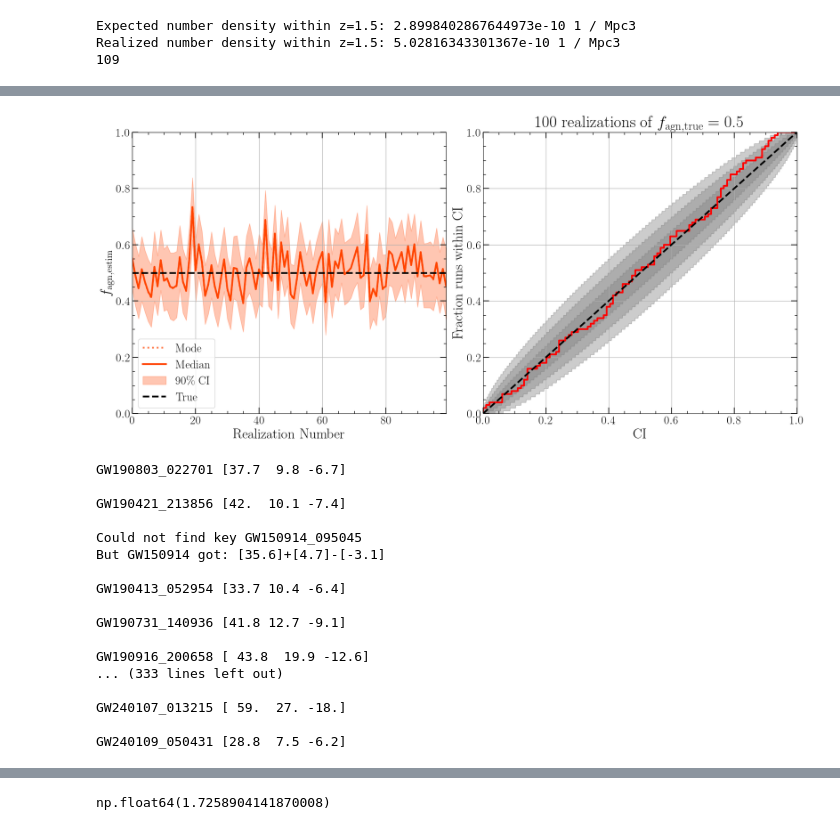
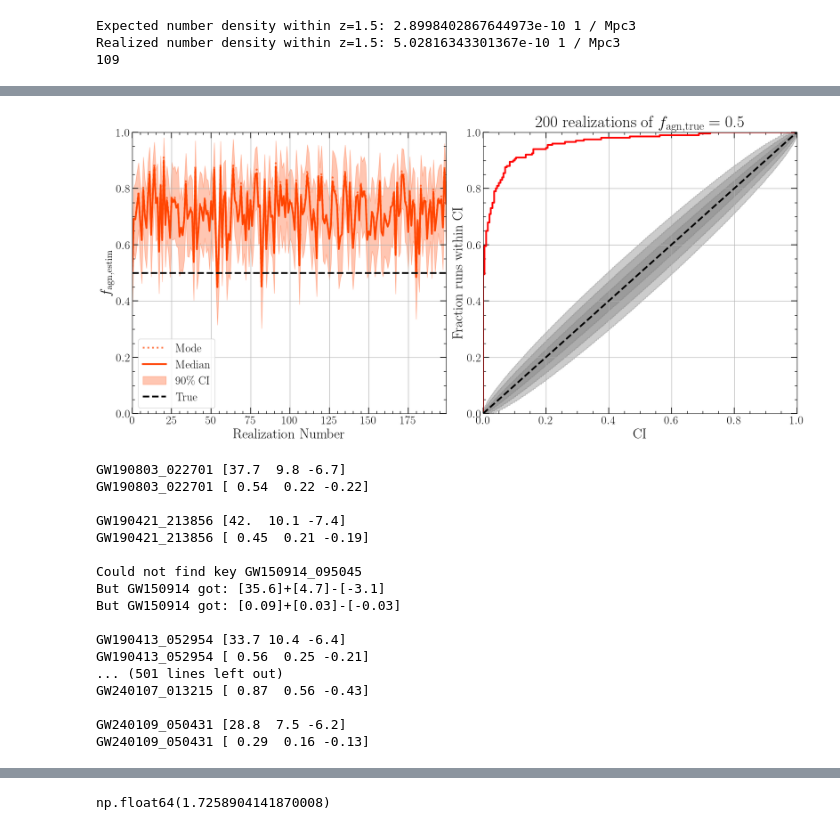
Before and after one commit to LucasPouw/darksirenpop, a Jupyter notebook: p26_posterior_analyzer.ipynb, the cells around one changed output, grey strips where cells are left out. Cells and saved outputs as stored; diff of their text form; code cells hidden in the pictures.

```diff
--- a/p26_posterior_analyzer.ipynb
+++ b/p26_posterior_analyzer.ipynb
@@ -144,5 +126,5 @@ plt.show()
 # %%
-p26_posteriors, posteriors_shape = load_posteriors('/home/lucas/Documents/PhD/darksirenpop/p26_likelihood_posteriors_realdata_False_lumthresh_45.5_perfectz_False_galplanemask_True_addAGN_100_nrealizations_100_batch_100_skymapCL_0.999_agnZerror_0.05.npy')
+p26_posteriors, posteriors_shape = load_posteriors('/home/lucas/Documents/PhD/darksirenpop/p26_likelihood_posteriors_realdata_False_agnZprior_uniform_comoving_volume_lumthresh_45.5_perfectz_False_galplanemask_True_addAGN_10000_nrealizations_200_batch_96_skymapCL_0.999_agnZerror_quaia_gwZmax_4.npy')
 datasets_list = [p26_posteriors]
 # LABELS = [0]
 FAGN_TRUE = 0.5
@@ -181,34 +163,34 @@ ax1.set_ylim(0, 1)
 
 # plt.figure(figsize=(8,8))
 
 Nrep = len(cdf_at_true_val)
 comparisons = np.linspace(0, 1, Nrep)
 pp_plot = np.zeros(Nrep)
 for i in range(len(pp_plot)):
     pp_plot[i] = np.sum(cdf_at_true_val <= comparisons[i])
 pp_plot /= len(cdf_at_true_val)
 
 CI = np.linspace(0, 0.9999, 1000)
 for ci, alpha in zip([0.6827, 0.9545, 0.9973], [0.1,0.15,0.2]):
     edge_of_bound = (1. - ci) / 2.
     lower = binom.ppf(1 - edge_of_bound, Nrep, CI) / Nrep
     upper = binom.ppf(edge_of_bound, Nrep, CI) / Nrep
     lower[0] = 0
     upper[0] = 0
     plt.fill_between(CI, lower, upper, alpha=alpha, color='k')
 
 ax2.plot(np.linspace(0,1,100), np.linspace(0,1,100), linestyle='dashed', color='black', zorder=6, linewidth=3)
 ax2.step(comparisons, pp_plot, linewidth=3, color='red')
 ax2.set_xlim(0, 1)
 ax2.set_ylim(0, 1)
 ax2.grid()
 ax2.set_title(str(Nrep) + ' realizations of ' + r'$f_{\rm agn, true} =$ ' + str(FAGN_TRUE))
 ax2.set_xlabel('CI')
 ax2.set_ylabel('Fraction runs within CI')
 plt.tight_layout()
 plt.show()
 # %% [output]
-[figure, old version]
+[figure, new version]
 # %%
 # Missed NS candidate GW200105_162426 in cleaning data, oops
 
@@ -223,12 +205,18 @@ gw_keys = list(gw_path_dict.keys())
 gwdat = pd.read_csv('/home/lucas/Documents/PhD/gw_data/events.csv')
 # print(gwdat.head())
 
+redshift_dict = {}
+redshift_list = []
 mass_dict = {}
 mass_list = []
 for key in gw_keys:
     primary_mass = gwdat['mass_1_source'][gwdat['name'] == key].to_numpy()
     primary_mass_lower = gwdat['mass_1_source_lower'][gwdat['name'] == key].to_numpy()
     primary_mass_upper = gwdat['mass_1_source_upper'][gwdat['name'] == key].to_numpy()
+
+    redshift = gwdat['redshift'][gwdat['name'] == key].to_numpy()
+    redshift_lower = gwdat['redshift_lower'][gwdat['name'] == key].to_numpy()
+    redshift_upper = gwdat['redshift_upper'][gwdat['name'] == key].to_numpy()
 
     if len(primary_mass) == 0:
         print(f'Could not find key {key}')
@@ -239,33 +227,46 @@ for key in gw_keys:
         primary_mass_newkey_upper = gwdat['mass_1_source_upper'][gwdat['name'] == newkey].to_numpy()
         print(f'But {newkey} got: {primary_mass_newkey}+{primary_mass_newkey_upper}-{primary_mass_newkey_lower}')
 
+        redshift_newkey = gwdat['redshift'][gwdat['name'] == newkey].to_numpy()
+        redshift_newkey_lower = gwdat['redshift_lower'][gwdat['name'] == newkey].to_numpy()
+        redshift_newkey_upper = gwdat['redshift_upper'][gwdat['name'] == newkey].to_numpy()
+        print(f'But {newkey} got: {redshift_newkey}+{redshift_newkey_upper}-{redshift_newkey_lower}')
+
         if len(primary_mass_newkey) == 0:
             print('Not found again! Skipping!')
         else:
             mass_dict[key] = np.array([primary_mass_newkey[0], primary_mass_newkey_upper[0], primary_mass_newkey_lower[0]])
             mass_list.append(primary_mass_newkey)
 
+            redshift_dict[key] = np.array([redshift_newkey[0], redshift_newkey_upper[0], redshift_newkey_lower[0]])
+            redshift_list.append(redshift_newkey)
+
     else:
         dat = np.array([primary_mass[0], primary_mass_upper[0], primary_mass_lower[0]])
         mass_dict[key] = dat
         mass_list.append(primary_mass)
         print(key, mass_dict[key])
+
+        dat = np.array([redshift[0], redshift_upper[0], redshift_lower[0]])
+        redshift_dict[key] = dat
+        redshift_list.append(redshift)
+        print(key, redshift_dict[key])
     print()
 # %% [output]
 GW190803_022701 [37.7  9.8 -6.7]
+GW190803_022701 [ 0.54  0.22 -0.22]
 
 GW190421_213856 [42.  10.1 -7.4]
+GW190421_213856 [ 0.45  0.21 -0.19]
 
 Could not find key GW150914_095045
 But GW150914 got: [35.6]+[4.7]-[-3.1]
+But GW150914 got: [0.09]+[0.03]-[-0.03]
 
 GW190413_052954 [33.7 10.4 -6.4]
-
-GW190731_140936 [41.8 12.7 -9.1]
-
-GW190916_200658 [ 43.8  19.9 -12.6]
-... (333 lines left out)
-
-GW240107_013215 [ 59.  27. -18.]
+GW190413_052954 [ 0.56  0.25 -0.21]
+... (501 lines left out)
+GW240107_013215 [ 0.87  0.56 -0.43]
 
 GW240109_050431 [28.8  7.5 -6.2]
+GW240109_050431 [ 0.29  0.16 -0.13]
```
Also changed, not shown: parts of 7 cells of this notebook, 7 other files.
